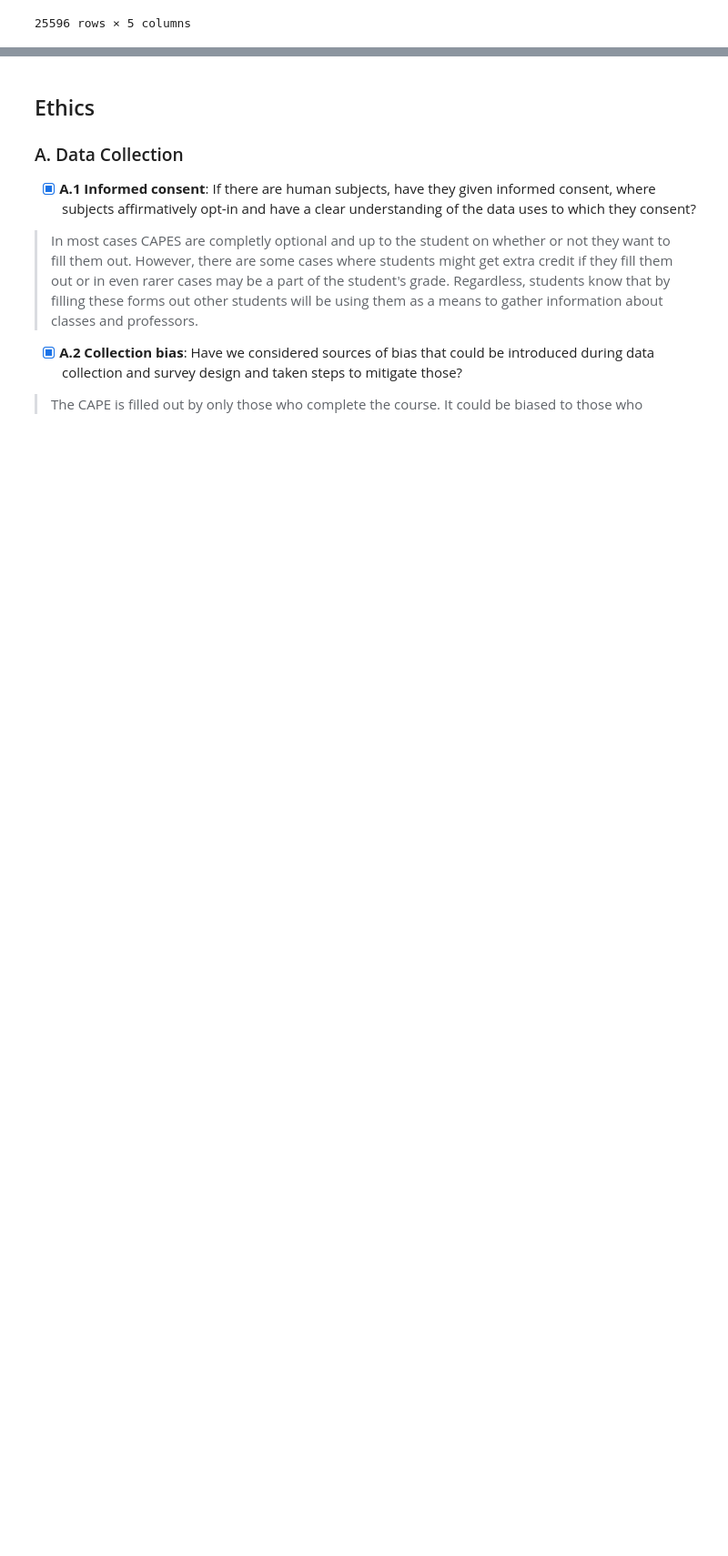
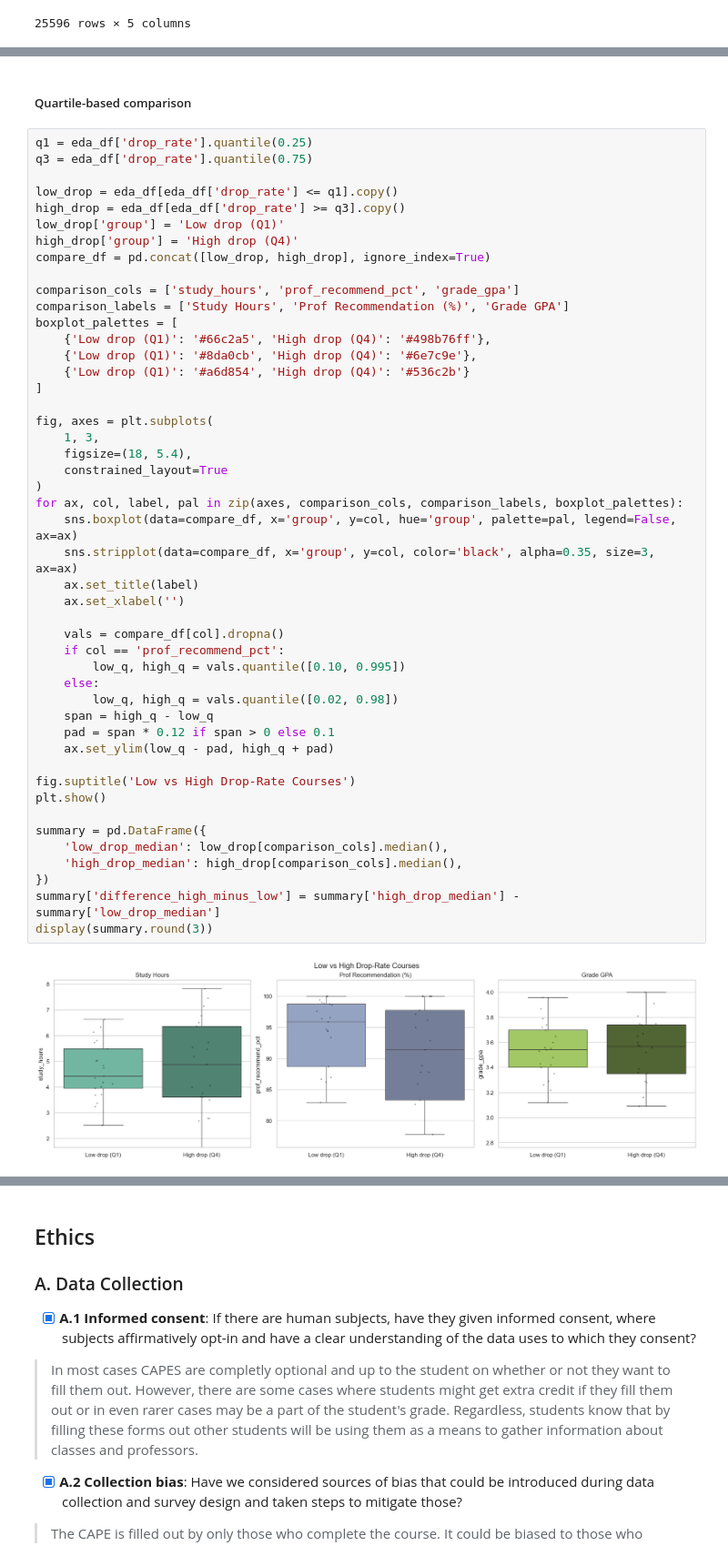
Before and after one commit to kaffa101/Group040_WI26, a Jupyter notebook: 02-EDACheckpoint.ipynb, the cells around one changed output, grey strips where cells are left out. Shown at 91% size. Cells and saved outputs as stored; diff of their text form; blank space fills up the shorter version.

```diff
--- a/02-EDACheckpoint.ipynb
+++ b/02-EDACheckpoint.ipynb
@@ -315,0 +562,51 @@ Some more words and stuff.  Remember notebooks work best if you interleave the c
+# %% [markdown]
+##### Quartile-based comparison
+# %%
+q1 = eda_df['drop_rate'].quantile(0.25)
+q3 = eda_df['drop_rate'].quantile(0.75)
+
+low_drop = eda_df[eda_df['drop_rate'] <= q1].copy()
+high_drop = eda_df[eda_df['drop_rate'] >= q3].copy()
+low_drop['group'] = 'Low drop (Q1)'
+high_drop['group'] = 'High drop (Q4)'
+compare_df = pd.concat([low_drop, high_drop], ignore_index=True)
+
+comparison_cols = ['study_hours', 'prof_recommend_pct', 'grade_gpa']
+comparison_labels = ['Study Hours', 'Prof Recommendation (%)', 'Grade GPA']
+boxplot_palettes = [
+    {'Low drop (Q1)': '#66c2a5', 'High drop (Q4)': '#498b76ff'},
+    {'Low drop (Q1)': '#8da0cb', 'High drop (Q4)': '#6e7c9e'},
+    {'Low drop (Q1)': '#a6d854', 'High drop (Q4)': '#536c2b'}
+]
+
+fig, axes = plt.subplots(
+    1, 3,
+    figsize=(18, 5.4),
+    constrained_layout=True
+)
+for ax, col, label, pal in zip(axes, comparison_cols, comparison_labels, boxplot_palettes):
+    sns.boxplot(data=compare_df, x='group', y=col, hue='group', palette=pal, legend=False, ax=ax)
+    sns.stripplot(data=compare_df, x='group', y=col, color='black', alpha=0.35, size=3, ax=ax)
+    ax.set_title(label)
+    ax.set_xlabel('')
+
+    vals = compare_df[col].dropna()
+    if col == 'prof_recommend_pct':
+        low_q, high_q = vals.quantile([0.10, 0.995])
+    else:
+        low_q, high_q = vals.quantile([0.02, 0.98])
+    span = high_q - low_q
+    pad = span * 0.12 if span > 0 else 0.1
+    ax.set_ylim(low_q - pad, high_q + pad)
+
+fig.suptitle('Low vs High Drop-Rate Courses')
+plt.show()
+
+summary = pd.DataFrame({
+    'low_drop_median': low_drop[comparison_cols].median(),
+    'high_drop_median': high_drop[comparison_cols].median(),
+})
+summary['difference_high_minus_low'] = summary['high_drop_median'] - summary['low_drop_median']
+display(summary.round(3))
+# %% [output]
+[figure, added]
```
Also changed, not shown: parts of 27 cells of this notebook, 2 other files.
